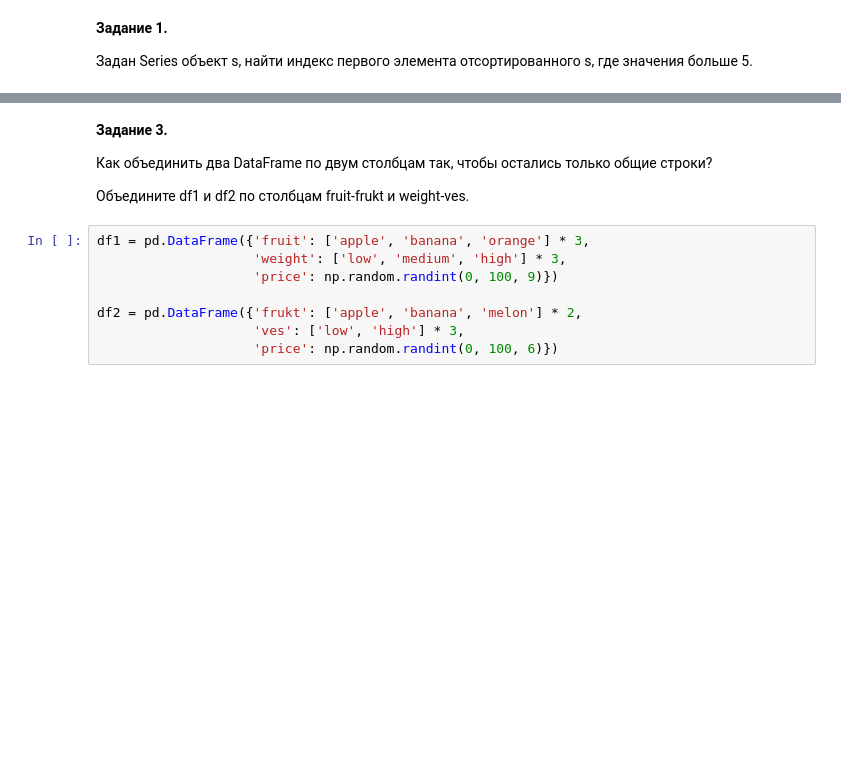
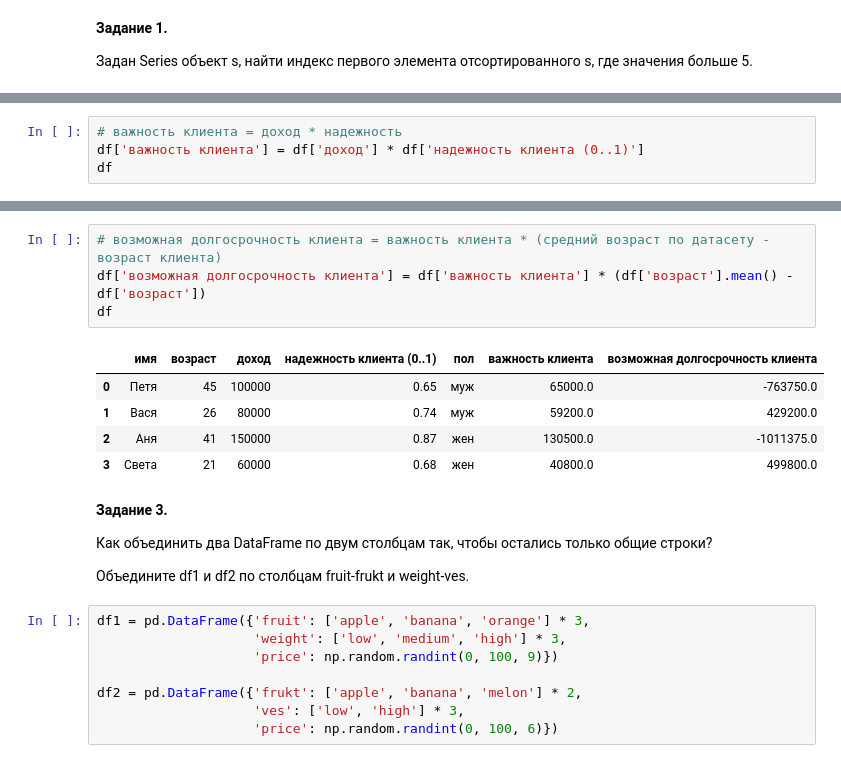
Before and after one commit to medphisiker/samsung_ml_bootcamp, a Jupyter notebook: lections/Урок_03_Pandas.ipynb, the cells around one changed output, grey strips where cells are left out. Saved outputs shown, nothing was run; the diff lists cells and outputs as text; blank space fills up the shorter version.

```diff
--- a/lections/Урок_03_Pandas.ipynb
+++ b/lections/Урок_03_Pandas.ipynb
@@ -810,0 +893,4 @@ df
+# %%
+# важность клиента = доход * надежность
+df['важность клиента'] = df['доход'] * df['надежность клиента (0..1)']
+df
@@ -811,3 +903,13 @@ df
+# %%
+# возможная долгосрочность клиента = важность клиента * (средний возраст по датасету - возраст клиента)
+df['возможная долгосрочность клиента'] = df['важность клиента'] * (df['возраст'].mean() - df['возраст'])
+df
+# %% [output]
+|  | имя | возраст | доход | надежность клиента (0..1) | пол | важность клиента | возможная долгосрочность клиента |
+| 0 | Петя | 45 | 100000 | 0.65 | муж | 65000.0 | -763750.0 |
+| 1 | Вася | 26 | 80000 | 0.74 | муж | 59200.0 | 429200.0 |
+| 2 | Аня | 41 | 150000 | 0.87 | жен | 130500.0 | -1011375.0 |
+| 3 | Света | 21 | 60000 | 0.68 | жен | 40800.0 | 499800.0 |
 # %% [markdown]
 **Задание 3.**
 
```
Also changed, not shown: parts of 61 cells of this notebook, 2 other files.
